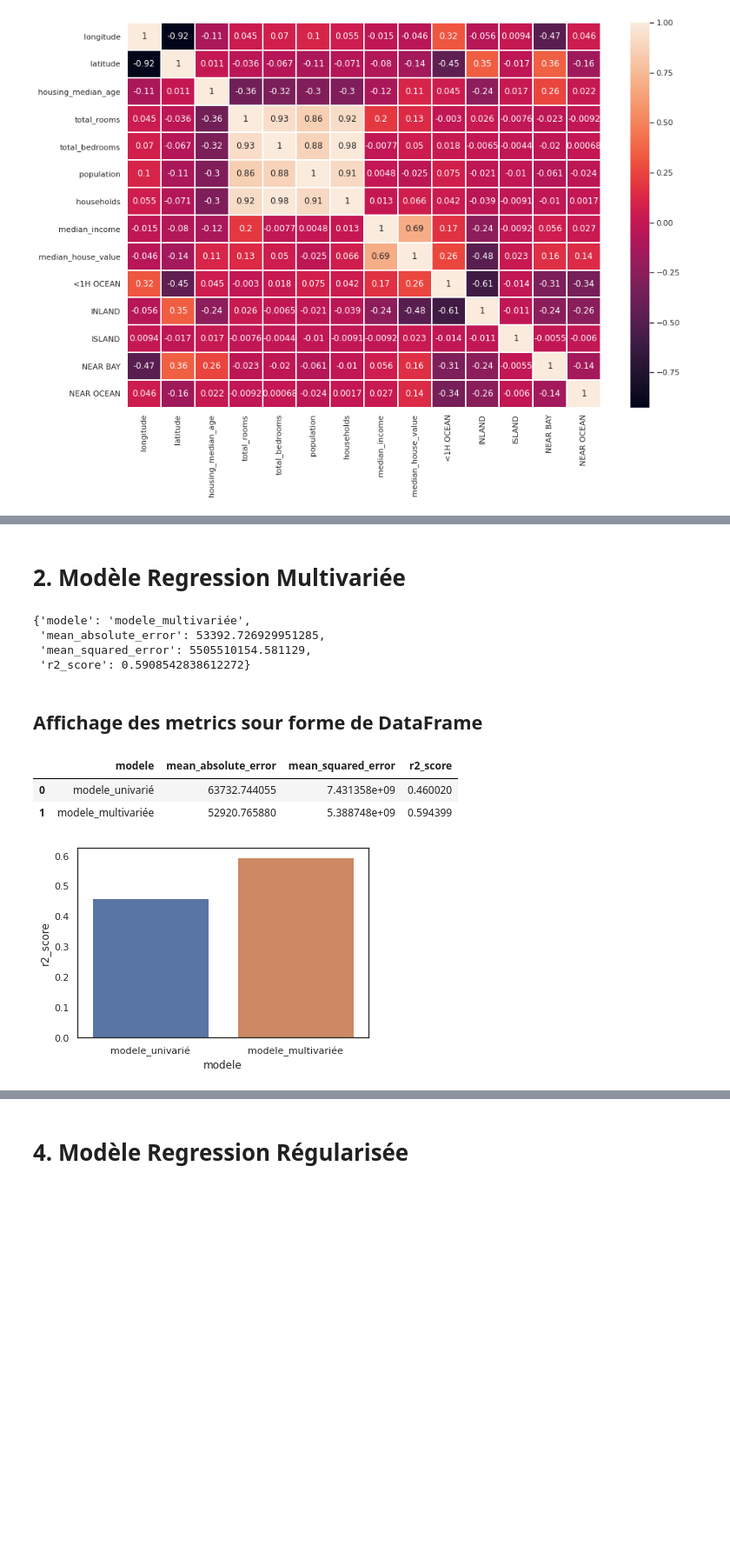
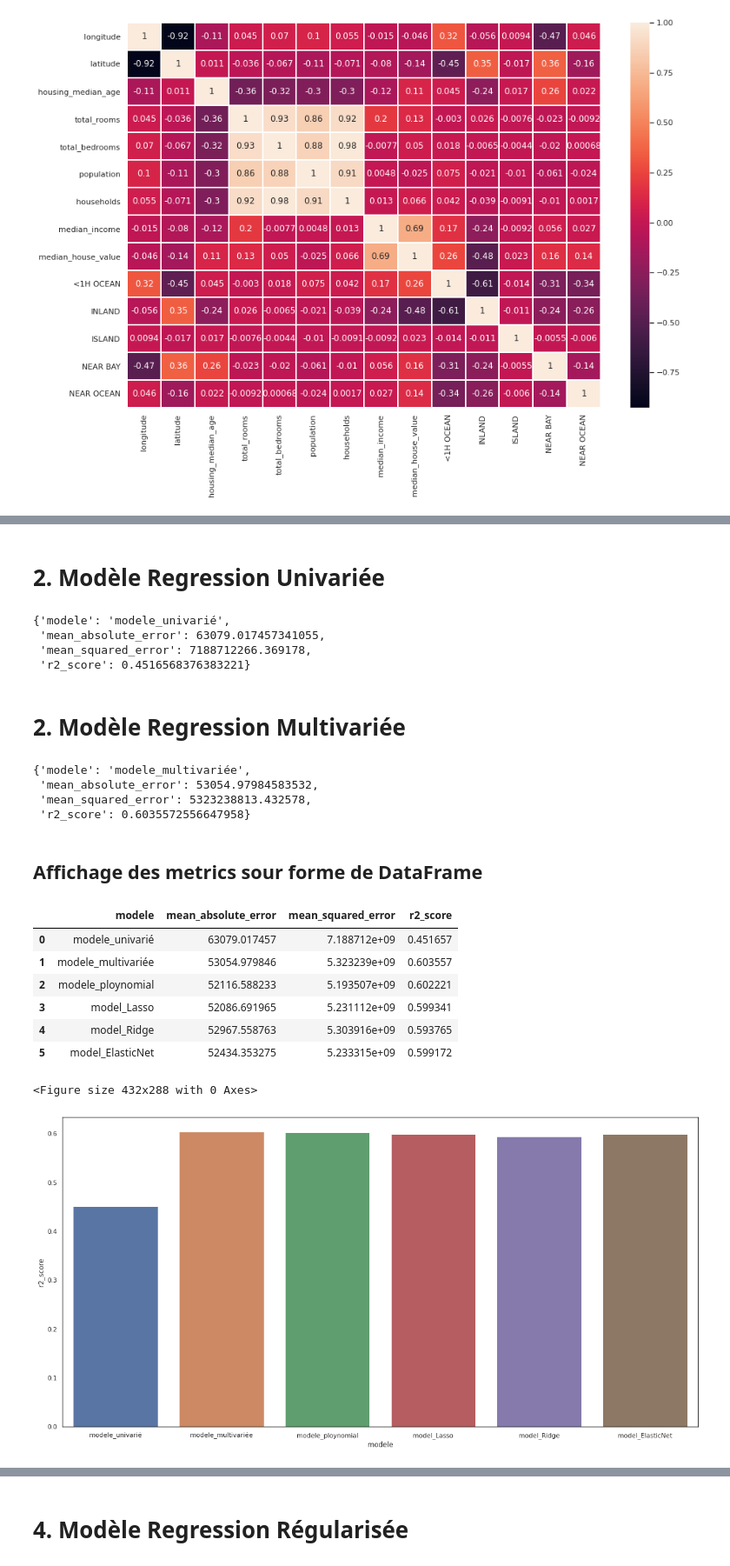
Before and after one commit to RemiRaff/brief_housing, a Jupyter notebook: ORM & modèles prédictifs.ipynb, the cells around one changed output, grey strips where cells are left out. Shown at 87% size. Cells and saved outputs as stored; diff of their text form; code cells hidden in the pictures; blank space fills up the shorter version.

Commit message:
edit repertoire housing sprint 2

```diff
--- a/ORM & modèles prédictifs.ipynb
+++ b/ORM & modèles prédictifs.ipynb
@@ -201,3 +198,41 @@ metric1
+# %% [markdown]
+# 2. Modèle Regression Univariée
+# %%
+##########
+# Définir les variables pour le modèle de régression linaire univarié
+
+X = np.c_[housing[["median_income"]]]
+y = np.array(housing["median_house_value"])
+
+##########
+# Split du premier jeu de données (training - entrainement) à hauteur de 60%
+
+X_train, X_test, y_train, y_test = train_test_split(X, y, test_size=0.4, random_state=0)
+
+##########
+# Split du deuxième jeu de données validation à hauteur de 20%
+
+X_valid, X_test, y_valid, y_test = train_test_split(X_test, y_test, test_size=0.5)
+
+# Select a linear model
+model = make_pipeline(StandardScaler(),SGDRegressor(max_iter=800, alpha=0.0001))
+
+# Train the model
+model.fit(X_train, y_train)
+
+# metric
+
+metric1 = {'modele': 'modele_univarié',
+          'mean_absolute_error': mean_absolute_error(y_valid, model.predict(X_valid)),
+          'mean_squared_error': mean_squared_error(y_valid, model.predict(X_valid)),
+          'r2_score':r2_score(y_valid, model.predict(X_valid))
+         }
+metric1
+# %% [output]
+{'modele': 'modele_univarié',
+ 'mean_absolute_error': 63079.017457341055,
+ 'mean_squared_error': 7188712266.369178,
+ 'r2_score': 0.4516568376383221}
 # %% [markdown]
 # 2. Modèle Regression Multivariée
 # %%
@@ -211,7 +246,7 @@ X_train, X_test, y_train, y_test = train_test_split(X, y, test_size=0.4, random_
 X_valid, X_test, y_valid, y_test = train_test_split(X_test, y_test, test_size=0.5)
 
 # Select a linear model
-model = make_pipeline(StandardScaler(),SGDRegressor(max_iter=600, alpha=0.0001))
+model = make_pipeline(StandardScaler(),SGDRegressor(max_iter=800, alpha=0.0001))
 #model = sklearn.linear_model.SGDRegressor()
 
 # Train the model
@@ -225,20 +260,29 @@ metric2 = {'modele': 'modele_multivariée',
 metric2
 # %% [output]
 {'modele': 'modele_multivariée',
- 'mean_absolute_error': 53392.726929951285,
- 'mean_squared_error': 5505510154.581129,
- 'r2_score': 0.5908542838612272}
+ 'mean_absolute_error': 53054.97984583532,
+ 'mean_squared_error': 5323238813.432578,
+ 'r2_score': 0.6035572556647958}
 # %% [markdown]
 ## Affichage des metrics sour forme de DataFrame
 # %%
-metric = pd.DataFrame([ metric1, metric2])
+metric = pd.DataFrame([ metric1, metric2, metric_polynomial, metric_Lasso, metric_Ridge, metric_ElasticNet])
 metric
 # %% [output]
 |  | modele | mean_absolute_error | mean_squared_error | r2_score |
-| 0 | modele_univarié | 63732.744055 | 7.431358e+09 | 0.460020 |
-| 1 | modele_multivariée | 52920.765880 | 5.388748e+09 | 0.594399 |
+| 0 | modele_univarié | 63079.017457 | 7.188712e+09 | 0.451657 |
+| 1 | modele_multivariée | 53054.979846 | 5.323239e+09 | 0.603557 |
+| 2 | modele_ploynomial | 52116.588233 | 5.193507e+09 | 0.602221 |
+| 3 | model_Lasso | 52086.691965 | 5.231112e+09 | 0.599341 |
+| 4 | model_Ridge | 52967.558763 | 5.303916e+09 | 0.593765 |
+| 5 | model_ElasticNet | 52434.353275 | 5.233315e+09 | 0.599172 |
 # %%
+plt.figure()
+plt.figure(figsize = (20,10), dpi=70)
+plt.subplot()
+
 barplot_metric = sns.barplot(x="modele", y="r2_score", data=metric)
 # %% [output]
+<Figure size 432x288 with 0 Axes>
-[figure, old version]
+[figure, new version]
 # %% [markdown]
```
Also changed, not shown: parts of 22 cells of this notebook, 15 other files.
